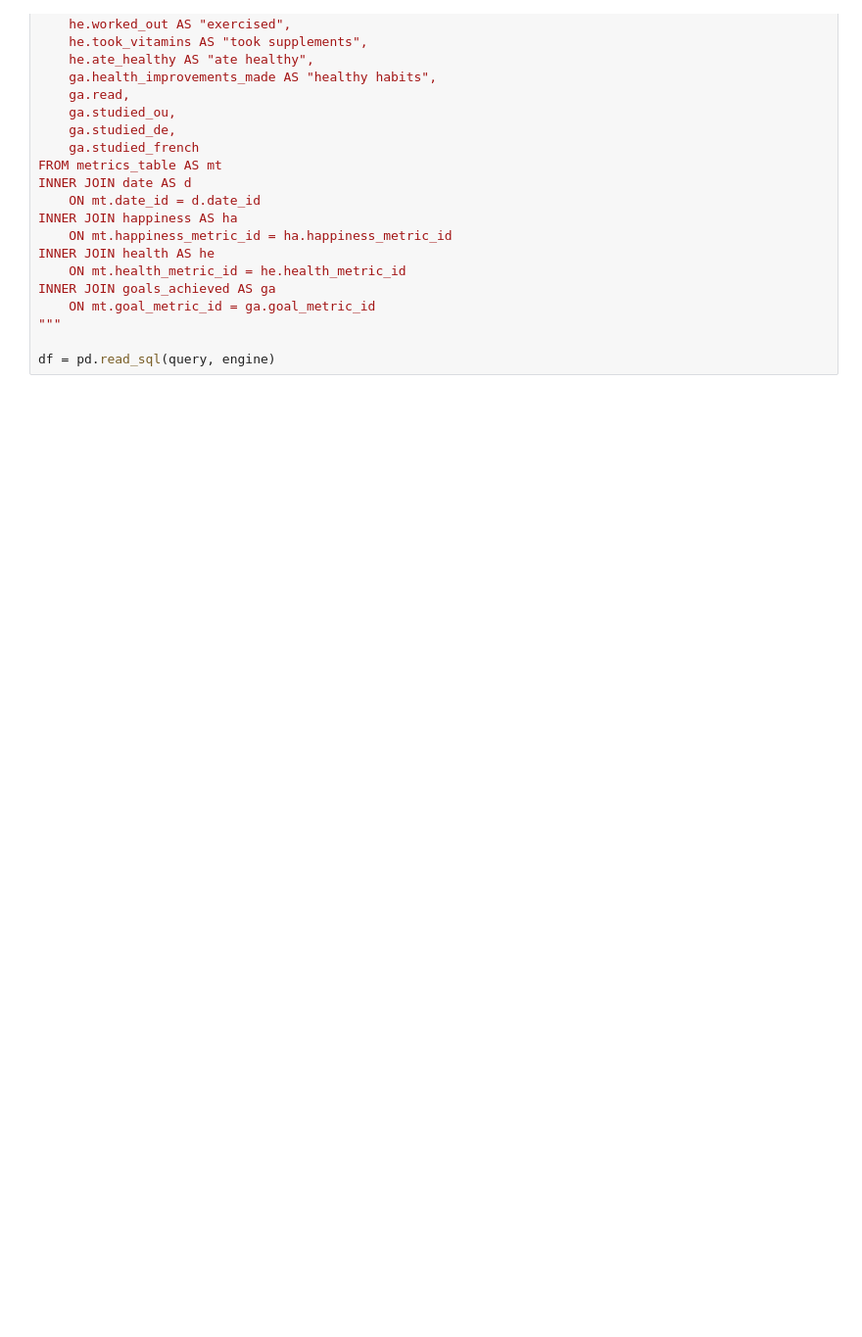
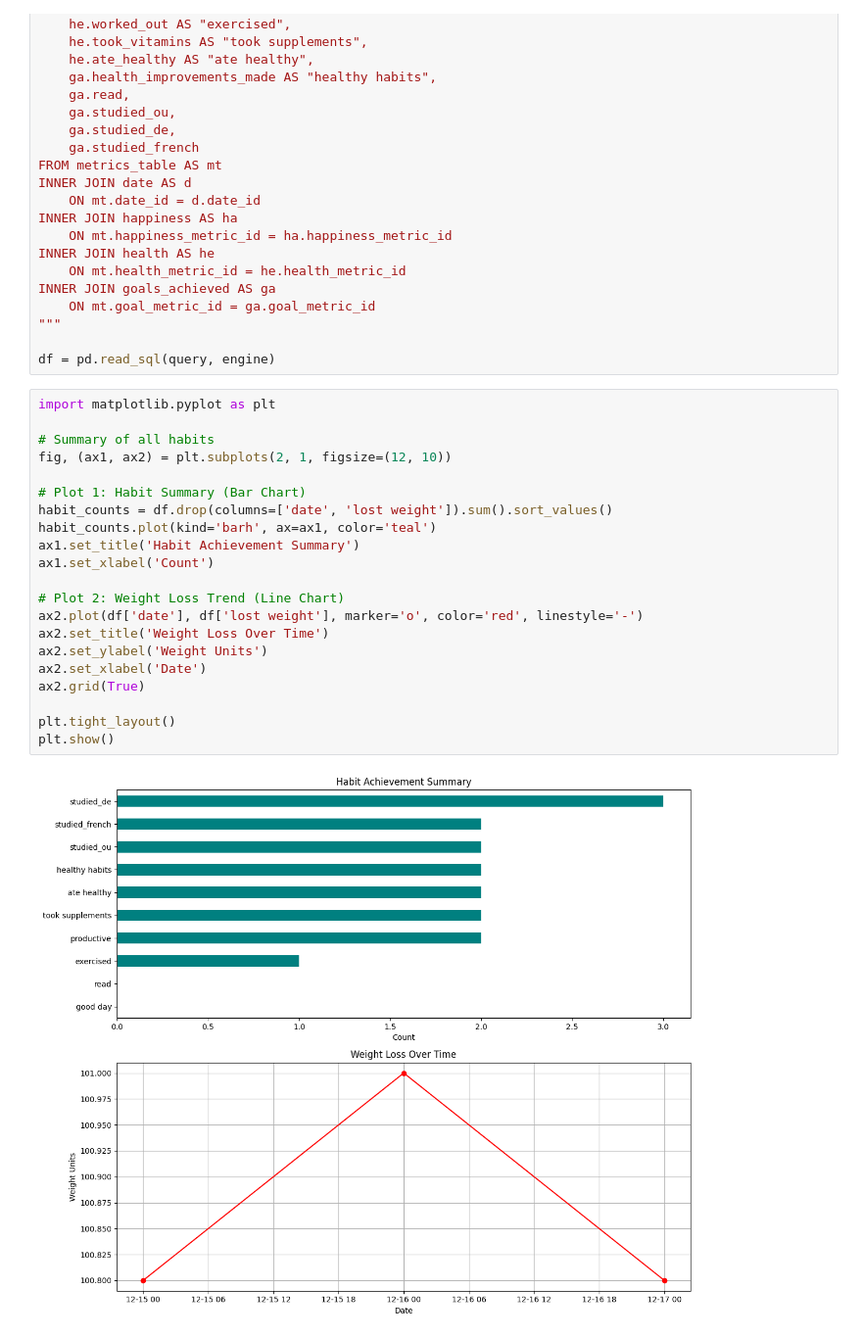
Before and after one commit to harrold-mussa/myLife_performanceMetrics, a Jupyter notebook: notebooks/testing_analysis.ipynb, the cells around one changed output. Shown at 98% size. Cells and saved outputs as stored; diff of their text form; blank space fills up the shorter version.

```diff
--- a/notebooks/testing_analysis.ipynb
+++ b/notebooks/testing_analysis.ipynb
@@ -48,3 +50,26 @@ INNER JOIN goals_achieved AS ga
 """
 
 df = pd.read_sql(query, engine)
+# %%
+import matplotlib.pyplot as plt
+
+# Summary of all habits
+fig, (ax1, ax2) = plt.subplots(2, 1, figsize=(12, 10))
+
+# Plot 1: Habit Summary (Bar Chart)
+habit_counts = df.drop(columns=['date', 'lost weight']).sum().sort_values()
+habit_counts.plot(kind='barh', ax=ax1, color='teal')
+ax1.set_title('Habit Achievement Summary')
+ax1.set_xlabel('Count')
+
+# Plot 2: Weight Loss Trend (Line Chart)
+ax2.plot(df['date'], df['lost weight'], marker='o', color='red', linestyle='-')
+ax2.set_title('Weight Loss Over Time')
+ax2.set_ylabel('Weight Units')
+ax2.set_xlabel('Date')
+ax2.grid(True)
+
+plt.tight_layout()
+plt.show()
+# %% [output]
+[figure, added]
```
Also changed, not shown: parts of 1 cell of this notebook.
